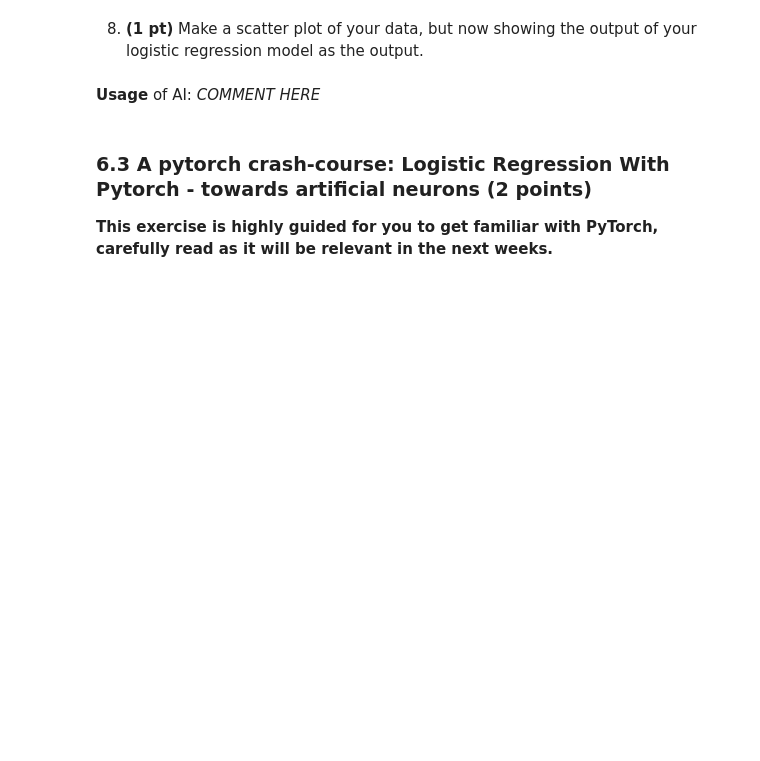
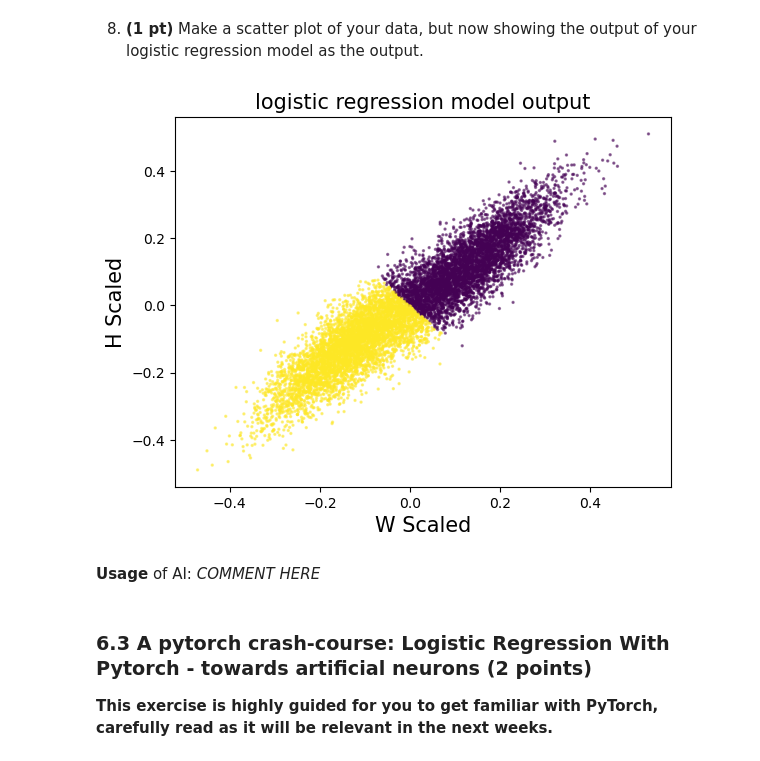
Before and after one commit to afinemax/machine_learning_2024, a Jupyter notebook: hw/ML4PhA_2024_Exercise_sheet_3.ipynb, the cells around one changed output. Drawn from its saved outputs; the diff is of its cells as text; code cells hidden in the pictures; blank space fills up the shorter version.

```diff
--- a/hw/ML4PhA_2024_Exercise_sheet_3.ipynb
+++ b/hw/ML4PhA_2024_Exercise_sheet_3.ipynb
@@ -530,17 +531,26 @@ def phi(x):
 ###################################
 ####################################
 #######################################
+# this might be right
 def sigmoid(x):
     # Numerically stable sigmoid function implementation
-    return 1 / (1 + np.exp(-x))
+
+    sig = np.where(x >= 0, 1 / (1 + np.exp(-x)), np.exp(x) / (1 + np.exp(x)))
+    return sig
 
 def loss(t, y):
+
+    # Binary Cross Entropy between vector of targets t and vector of predictions y
+    # be mindful to add a small value epsilon to any place that might pose numerical instabilities
+    # i.e. log(0) would be problematic...
+
     # Ensure that predictions are within the range (0,1) for numerical stability
-    epsilon = 1e-15
-    y = np.clip(y, epsilon, 1 - epsilon)
+    epsilon = 1e-10
+    y = np.clip(y, epsilon, 1 - epsilon) # this clip seems really useful!
 
     # Compute the binary cross-entropy loss
-    return -np.mean(t * np.log(y) + (1 - t) * np.log(1 - y))
+    cross_entropy = -np.mean(t * np.log(y) + (1 - t) * np.log(1 - y))
+    return cross_entropy
 
 def phi(x):
     # Add a bias term (column of ones) to the input features x
@@ -576,3 +627,22 @@ def phi(x):
+# %%
+# Calculate the predicted probabilities
+a = np.dot(phi_matrix, w_fit)
+predicted_probabilities = sigmoid(a)
+
+# Determine the predicted class labels (0 or 1) based on a threshold, typically 0.5
+#predicted_labels = predicted_probabilities
+predicted_labels = (predicted_probabilities >= 0.5).astype(int)
+
+# Plot the original data points
+# Assuming the first column of input_arr is feature 1 (e.g., x-axis) and the second column is feature 2 (e.g., y-axis)
+plt.scatter(input_arr[:, 0], input_arr[:, 1], c =predicted_labels, alpha=0.5, s=2)
+plt.title('logistic regression model output',fontsize=15)
+plt.xlabel('W Scaled', fontsize=15)
+plt.ylabel('H Scaled', fontsize=15)
+#plt.colorbar(label='Predicted class')
+plt.show()
+# %% [output]
+[figure, added]
 # %% [markdown]
 **Usage** of AI: *COMMENT HERE*
 # %% [markdown]
```
Also changed, not shown: parts of 11 cells of this notebook.
